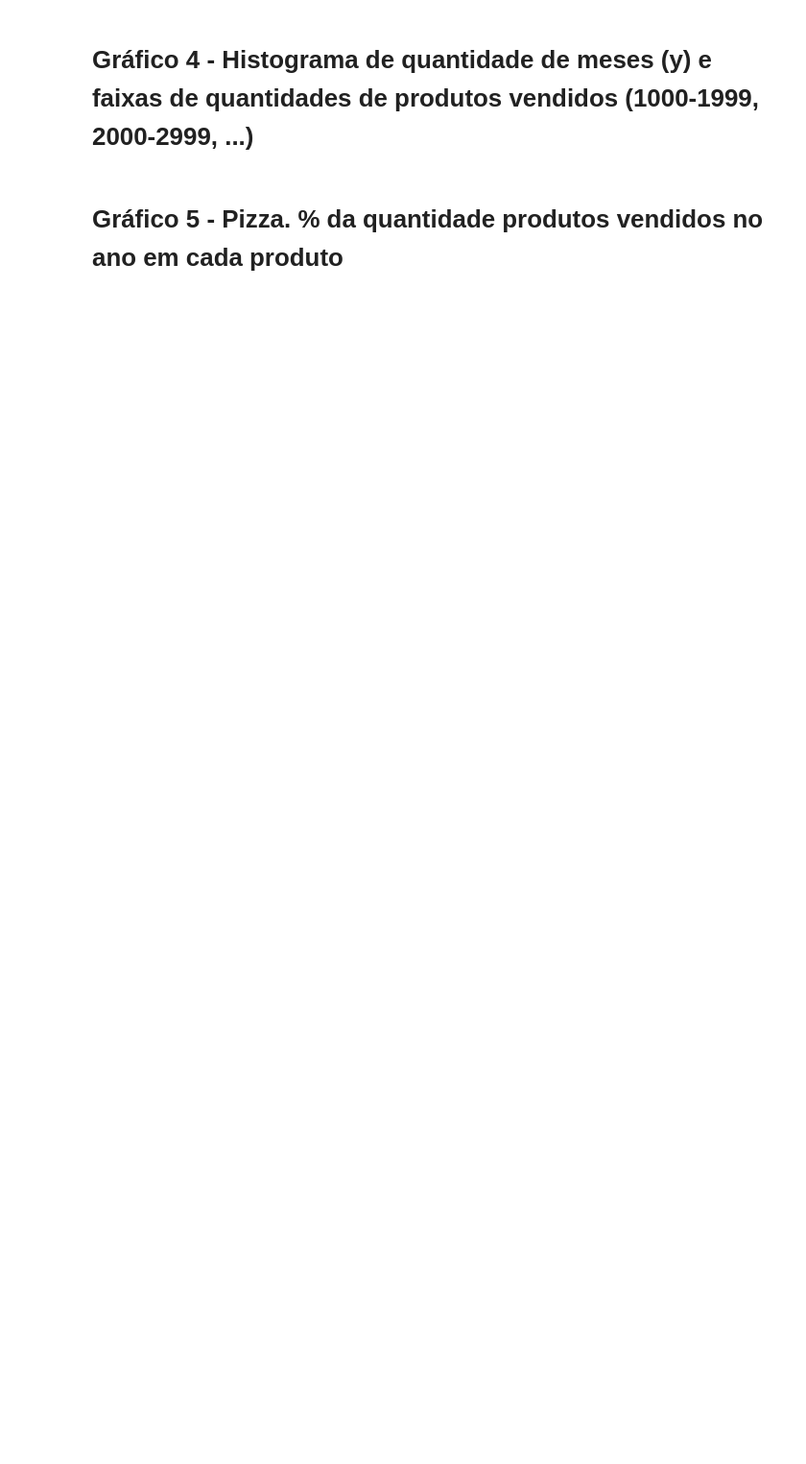
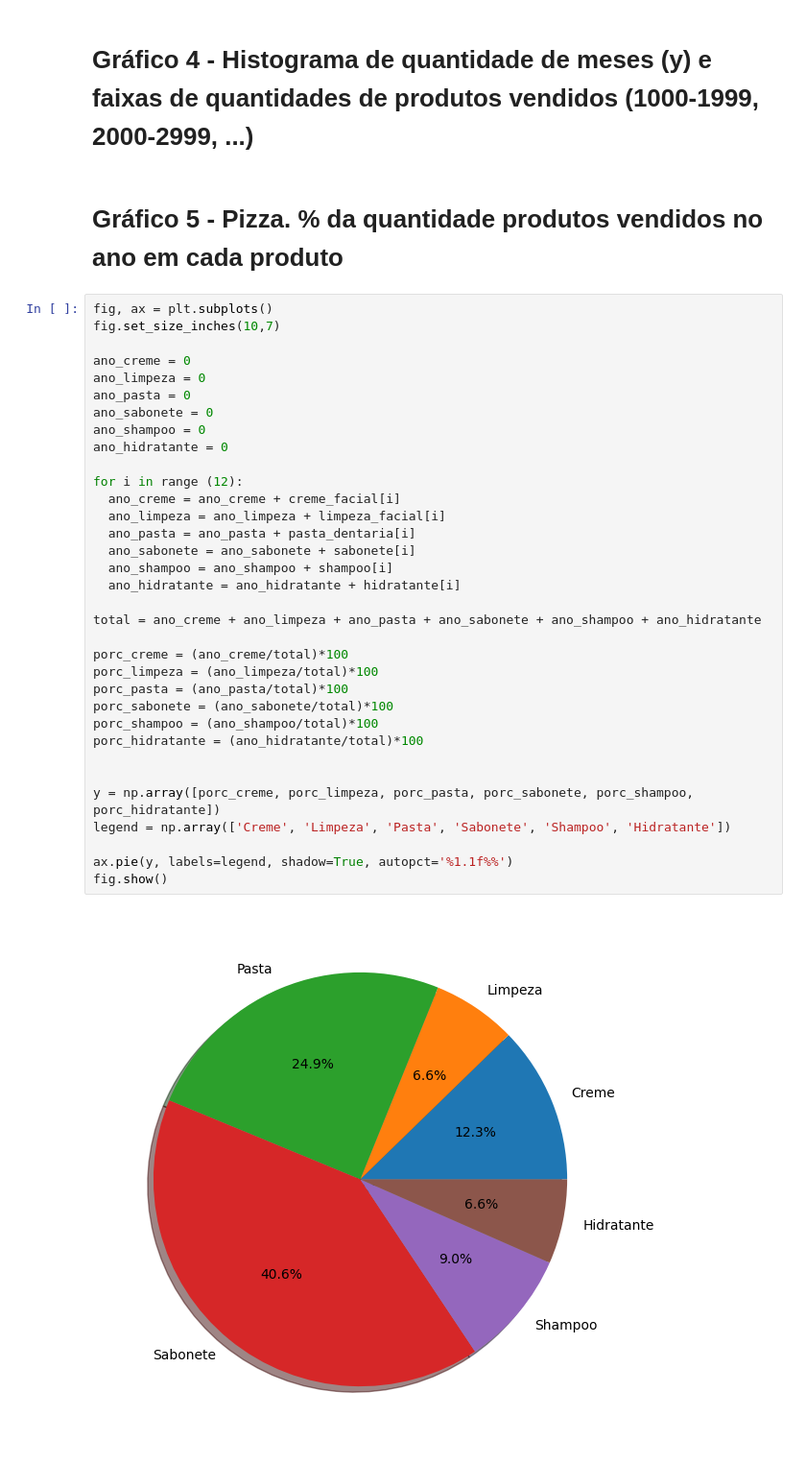
Before and after one commit to fsuares/p.i, a Jupyter notebook: Matplot_Exercicio.ipynb, the cells around one changed output. Shown at 96% size. Drawn from its saved outputs; the diff is of its cells as text; blank space fills up the shorter version.

```diff
--- a/Matplot_Exercicio.ipynb
+++ b/Matplot_Exercicio.ipynb
@@ -74,3 +74,39 @@ fig.show()
 # Gráfico 4 - Histograma de quantidade de meses (y) e faixas de quantidades de produtos vendidos (1000-1999, 2000-2999, ...)
 # %% [markdown]
 # Gráfico 5 - Pizza. % da quantidade produtos vendidos no ano em cada produto
+# %%
+fig, ax = plt.subplots()
+fig.set_size_inches(10,7)
+
+ano_creme = 0
+ano_limpeza = 0
+ano_pasta = 0
+ano_sabonete = 0
+ano_shampoo = 0
+ano_hidratante = 0
+
+for i in range (12):
+  ano_creme = ano_creme + creme_facial[i]
+  ano_limpeza = ano_limpeza + limpeza_facial[i]
+  ano_pasta = ano_pasta + pasta_dentaria[i]
+  ano_sabonete = ano_sabonete + sabonete[i]
+  ano_shampoo = ano_shampoo + shampoo[i]
+  ano_hidratante = ano_hidratante + hidratante[i]
+
+total = ano_creme + ano_limpeza + ano_pasta + ano_sabonete + ano_shampoo + ano_hidratante
+
+porc_creme = (ano_creme/total)*100
+porc_limpeza = (ano_limpeza/total)*100
+porc_pasta = (ano_pasta/total)*100
+porc_sabonete = (ano_sabonete/total)*100
+porc_shampoo = (ano_shampoo/total)*100
+porc_hidratante = (ano_hidratante/total)*100
+
+
+y = np.array([porc_creme, porc_limpeza, porc_pasta, porc_sabonete, porc_shampoo, porc_hidratante])
+legend = np.array(['Creme', 'Limpeza', 'Pasta', 'Sabonete', 'Shampoo', 'Hidratante'])
+
+ax.pie(y, labels=legend, shadow=True, autopct='%1.1f%%')
+fig.show()
+# %% [output]
+[figure, added]
```
